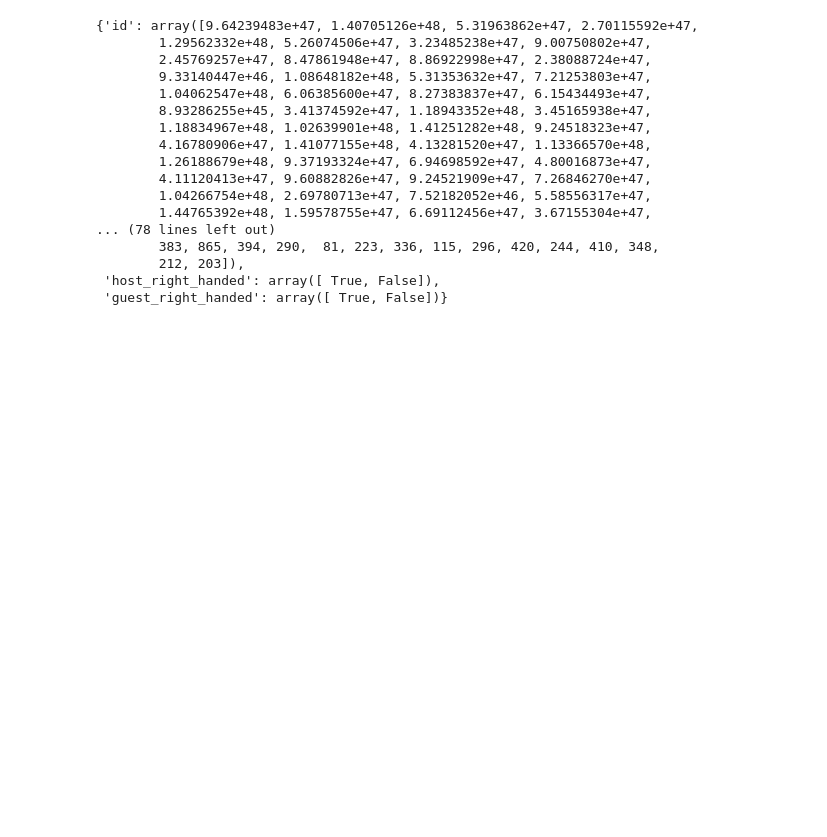
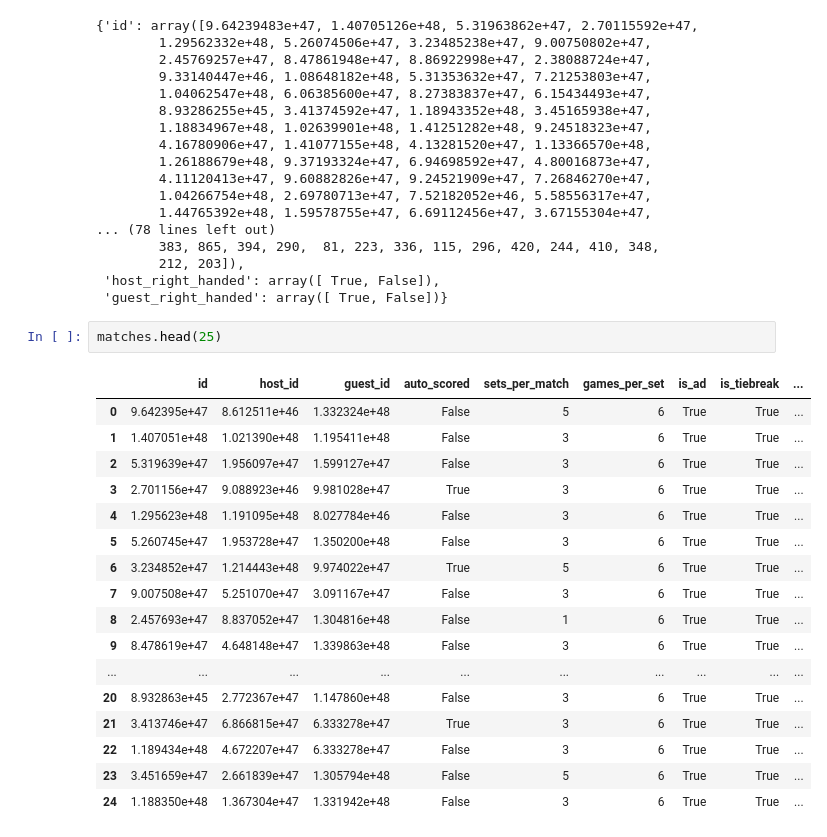
Before and after one commit to bryanhwangg/swingresearch, a Jupyter notebook: Notebook/SwingVision Research Main Notebook.ipynb, the cells around one changed output. Drawn from its saved outputs; the diff is of its cells as text; blank space fills up the shorter version.

```diff
--- a/Notebook/SwingVision Research Main Notebook.ipynb
+++ b/Notebook/SwingVision Research Main Notebook.ipynb
@@ -221,3 +221,23 @@ match_unique
         212, 203]),
  'host_right_handed': array([ True, False]),
  'guest_right_handed': array([ True, False])}
+# %%
+matches.head(25)
+# %% [output]
+|  | id | host_id | guest_id | auto_scored | sets_per_match | games_per_set | is_ad | is_tiebreak | ... |
+| 0 | 9.642395e+47 | 8.612511e+46 | 1.332324e+48 | False | 5 | 6 | True | True | ... |
+| 1 | 1.407051e+48 | 1.021390e+48 | 1.195411e+48 | False | 3 | 6 | True | True | ... |
+| 2 | 5.319639e+47 | 1.956097e+47 | 1.599127e+47 | False | 3 | 6 | True | True | ... |
+| 3 | 2.701156e+47 | 9.088923e+46 | 9.981028e+47 | True | 3 | 6 | True | True | ... |
+| 4 | 1.295623e+48 | 1.191095e+48 | 8.027784e+46 | False | 3 | 6 | True | True | ... |
+| 5 | 5.260745e+47 | 1.953728e+47 | 1.350200e+48 | False | 3 | 6 | True | True | ... |
+| 6 | 3.234852e+47 | 1.214443e+48 | 9.974022e+47 | True | 5 | 6 | True | True | ... |
+| 7 | 9.007508e+47 | 5.251070e+47 | 3.091167e+47 | False | 3 | 6 | True | True | ... |
+| 8 | 2.457693e+47 | 8.837052e+47 | 1.304816e+48 | False | 1 | 6 | True | True | ... |
+| 9 | 8.478619e+47 | 4.648148e+47 | 1.339863e+48 | False | 3 | 6 | True | True | ... |
+| ... | ... | ... | ... | ... | ... | ... | ... | ... | ... |
+| 20 | 8.932863e+45 | 2.772367e+47 | 1.147860e+48 | False | 3 | 6 | True | True | ... |
+| 21 | 3.413746e+47 | 6.866815e+47 | 6.333278e+47 | True | 3 | 6 | True | True | ... |
+| 22 | 1.189434e+48 | 4.672207e+47 | 6.333278e+47 | False | 3 | 6 | True | True | ... |
+| 23 | 3.451659e+47 | 2.661839e+47 | 1.305794e+48 | False | 5 | 6 | True | True | ... |
+| 24 | 1.188350e+48 | 1.367304e+47 | 1.331942e+48 | False | 3 | 6 | True | True | ... |
```
Also changed, not shown: parts of 3 cells of this notebook.
